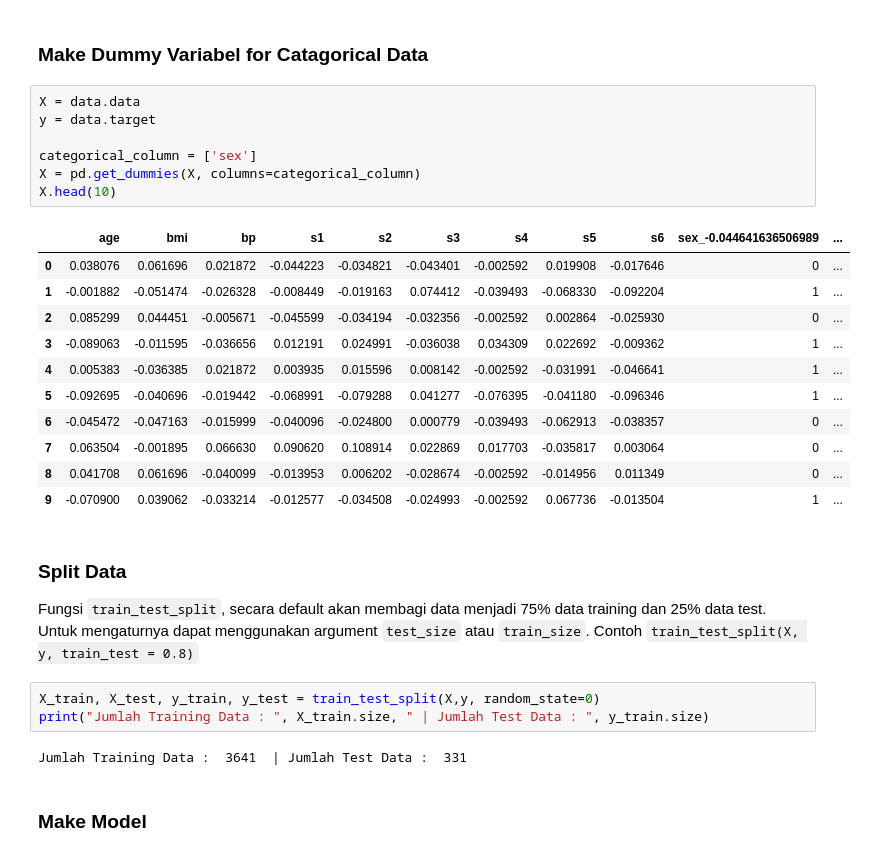
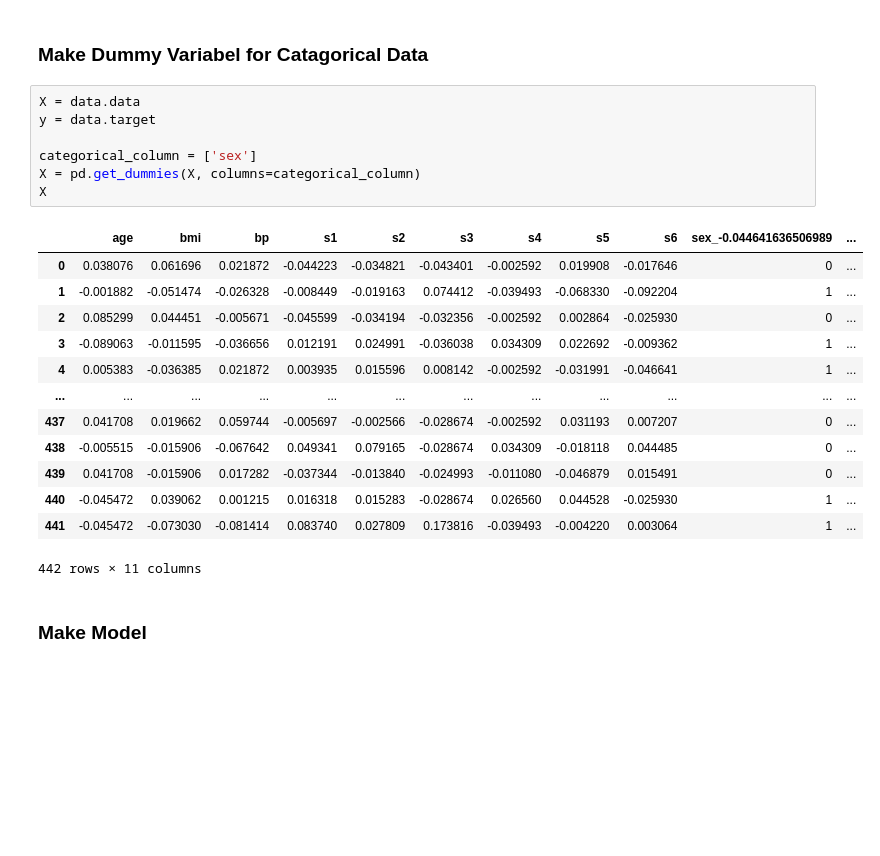
Before and after one commit to modul60stis/dmkm, a Jupyter notebook: python/linear regression/Linear_Regression.ipynb, the cells around one changed output. Cells and saved outputs as stored; diff of their text form; blank space fills up the shorter version.

```diff
--- a/python/linear regression/Linear_Regression.ipynb
+++ b/python/linear regression/Linear_Regression.ipynb
@@ -58,30 +55,24 @@ sns.heatmap(data.frame.corr(), annot=True, fmt='.2f', square=True, linewidth=.5,
 # %%
 X = data.data
 y = data.target
 
 categorical_column = ['sex']
 X = pd.get_dummies(X, columns=categorical_column)
-X.head(10)
+X
 # %% [output]
 |  | age | bmi | bp | s1 | s2 | s3 | s4 | s5 | s6 | sex_-0.044641636506989 | ... |
 | 0 | 0.038076 | 0.061696 | 0.021872 | -0.044223 | -0.034821 | -0.043401 | -0.002592 | 0.019908 | -0.017646 | 0 | ... |
 | 1 | -0.001882 | -0.051474 | -0.026328 | -0.008449 | -0.019163 | 0.074412 | -0.039493 | -0.068330 | -0.092204 | 1 | ... |
 | 2 | 0.085299 | 0.044451 | -0.005671 | -0.045599 | -0.034194 | -0.032356 | -0.002592 | 0.002864 | -0.025930 | 0 | ... |
 | 3 | -0.089063 | -0.011595 | -0.036656 | 0.012191 | 0.024991 | -0.036038 | 0.034309 | 0.022692 | -0.009362 | 1 | ... |
 | 4 | 0.005383 | -0.036385 | 0.021872 | 0.003935 | 0.015596 | 0.008142 | -0.002592 | -0.031991 | -0.046641 | 1 | ... |
-| 5 | -0.092695 | -0.040696 | -0.019442 | -0.068991 | -0.079288 | 0.041277 | -0.076395 | -0.041180 | -0.096346 | 1 | ... |
-| 6 | -0.045472 | -0.047163 | -0.015999 | -0.040096 | -0.024800 | 0.000779 | -0.039493 | -0.062913 | -0.038357 | 0 | ... |
-| 7 | 0.063504 | -0.001895 | 0.066630 | 0.090620 | 0.108914 | 0.022869 | 0.017703 | -0.035817 | 0.003064 | 0 | ... |
-| 8 | 0.041708 | 0.061696 | -0.040099 | -0.013953 | 0.006202 | -0.028674 | -0.002592 | -0.014956 | 0.011349 | 0 | ... |
-| 9 | -0.070900 | 0.039062 | -0.033214 | -0.012577 | -0.034508 | -0.024993 | -0.002592 | 0.067736 | -0.013504 | 1 | ... |
+| ... | ... | ... | ... | ... | ... | ... | ... | ... | ... | ... | ... |
+| 437 | 0.041708 | 0.019662 | 0.059744 | -0.005697 | -0.002566 | -0.028674 | -0.002592 | 0.031193 | 0.007207 | 0 | ... |
+| 438 | -0.005515 | -0.015906 | -0.067642 | 0.049341 | 0.079165 | -0.028674 | 0.034309 | -0.018118 | 0.044485 | 0 | ... |
+| 439 | 0.041708 | -0.015906 | 0.017282 | -0.037344 | -0.013840 | -0.024993 | -0.011080 | -0.046879 | 0.015491 | 0 | ... |
+| 440 | -0.045472 | 0.039062 | 0.001215 | 0.016318 | 0.015283 | -0.028674 | 0.026560 | 0.044528 | -0.025930 | 1 | ... |
+| 441 | -0.045472 | -0.073030 | -0.081414 | 0.083740 | 0.027809 | 0.173816 | -0.039493 | -0.004220 | 0.003064 | 1 | ... |
+442 rows × 11 columns
-# %% [markdown]
-### Split Data
-Fungsi `train_test_split`, secara default akan membagi data menjadi 75% data training dan 25% data test. Untuk mengaturnya dapat menggunakan argument `test_size` atau `train_size`. Contoh `train_test_split(X, y, train_test = 0.8)`
-# %%
-X_train, X_test, y_train, y_test = train_test_split(X,y, random_state=0)
-print("Jumlah Training Data : ", X_train.size, " | Jumlah Test Data : ", y_train.size)
-# %% [output]
-Jumlah Training Data :  3641  | Jumlah Test Data :  331
 # %% [markdown]
 ### Make Model
 # %%
```
Also changed, not shown: parts of 5 cells of this notebook, 5 other files.
